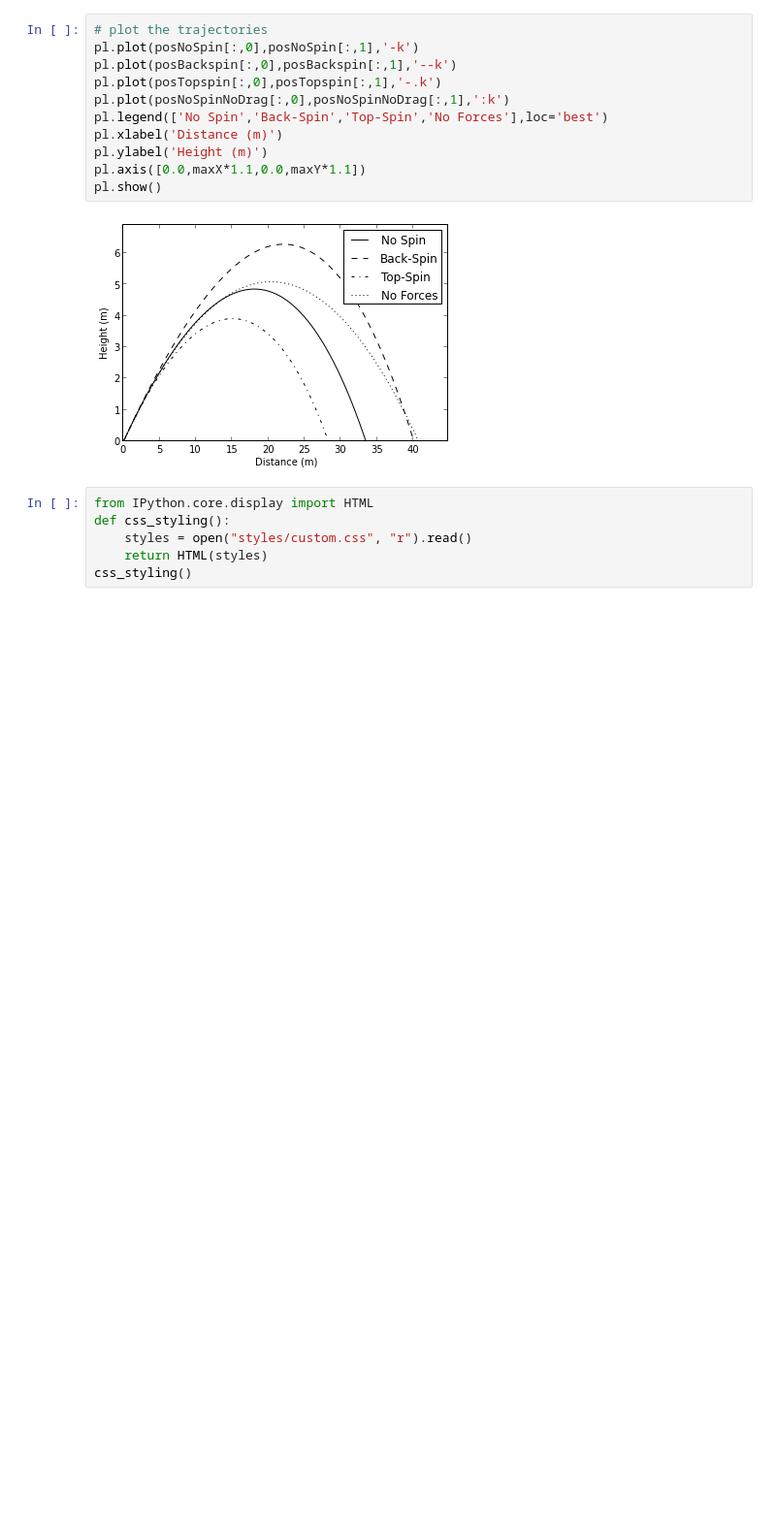
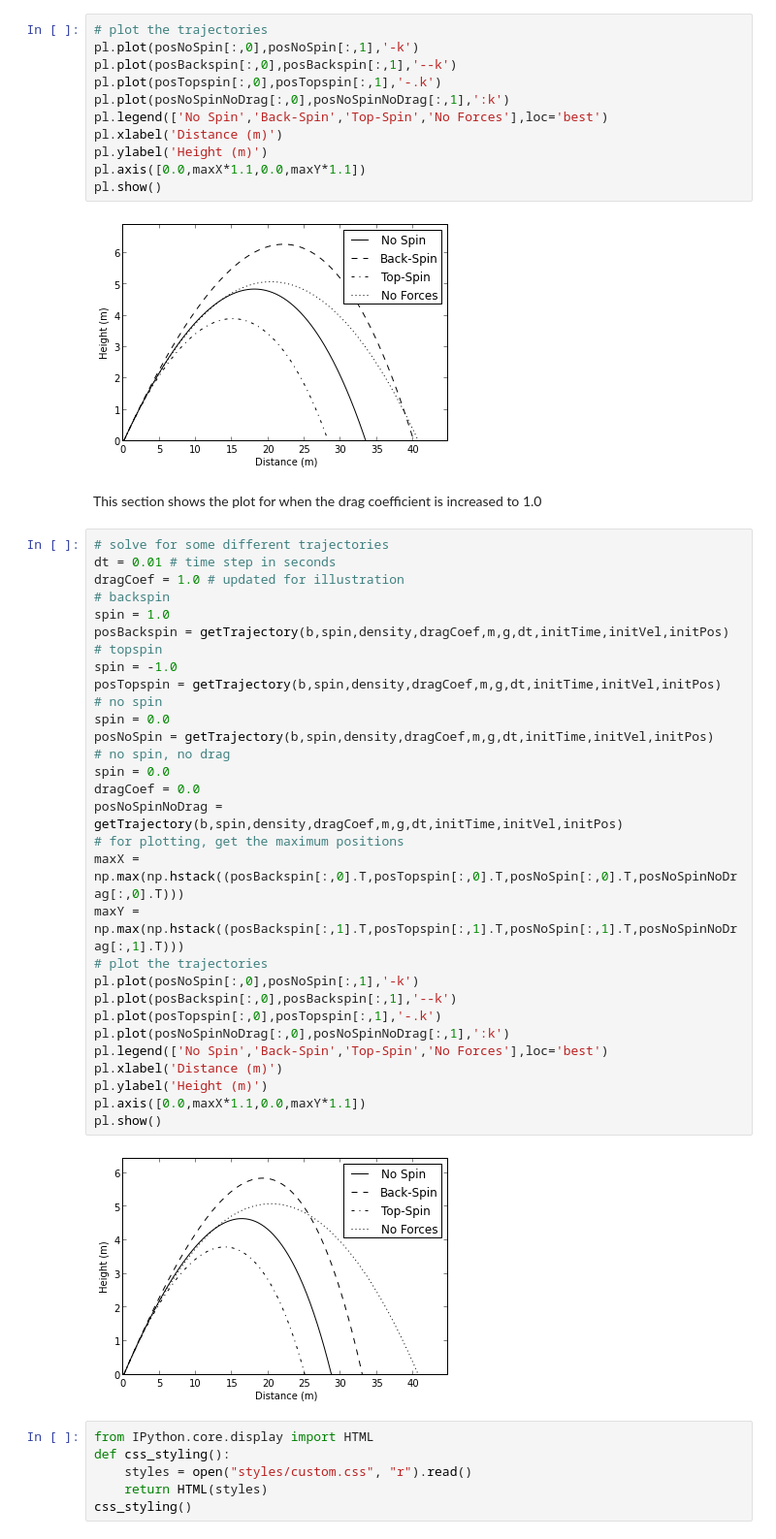
Before and after one commit to indpndnt/ipython, a Jupyter notebook: Projectile-Motion.ipynb, the cells around one changed output. Shown: that part at 97% size. Drawn from its saved outputs; the diff is of its cells as text; blank space fills up the shorter version.

```diff
--- a/Projectile-Motion.ipynb
+++ b/Projectile-Motion.ipynb
@@ -255,6 +265,40 @@ pl.axis([0.0,maxX*1.1,0.0,maxY*1.1])
 pl.show()
 # %% [output]
 [figure]
+# %% [markdown]
+This section shows the plot for when the drag coefficient is increased to 1.0
+# %%
+# solve for some different trajectories
+dt = 0.01 # time step in seconds
+dragCoef = 1.0 # updated for illustration
+# backspin
+spin = 1.0
+posBackspin = getTrajectory(b,spin,density,dragCoef,m,g,dt,initTime,initVel,initPos)
+# topspin
+spin = -1.0
+posTopspin = getTrajectory(b,spin,density,dragCoef,m,g,dt,initTime,initVel,initPos)
+# no spin
+spin = 0.0
+posNoSpin = getTrajectory(b,spin,density,dragCoef,m,g,dt,initTime,initVel,initPos)
+# no spin, no drag
+spin = 0.0
+dragCoef = 0.0
+posNoSpinNoDrag = getTrajectory(b,spin,density,dragCoef,m,g,dt,initTime,initVel,initPos)
+# for plotting, get the maximum positions
+maxX = np.max(np.hstack((posBackspin[:,0].T,posTopspin[:,0].T,posNoSpin[:,0].T,posNoSpinNoDrag[:,0].T)))
+maxY = np.max(np.hstack((posBackspin[:,1].T,posTopspin[:,1].T,posNoSpin[:,1].T,posNoSpinNoDrag[:,1].T)))
+# plot the trajectories
+pl.plot(posNoSpin[:,0],posNoSpin[:,1],'-k')
+pl.plot(posBackspin[:,0],posBackspin[:,1],'--k')
+pl.plot(posTopspin[:,0],posTopspin[:,1],'-.k')
+pl.plot(posNoSpinNoDrag[:,0],posNoSpinNoDrag[:,1],':k')
+pl.legend(['No Spin','Back-Spin','Top-Spin','No Forces'],loc='best')
+pl.xlabel('Distance (m)')
+pl.ylabel('Height (m)')
+pl.axis([0.0,maxX*1.1,0.0,maxY*1.1])
+pl.show()
+# %% [output]
+[figure, added]
 # %%
 from IPython.core.display import HTML
 def css_styling():
```
Also changed, not shown: parts of 2 cells of this notebook, 2 other files.
